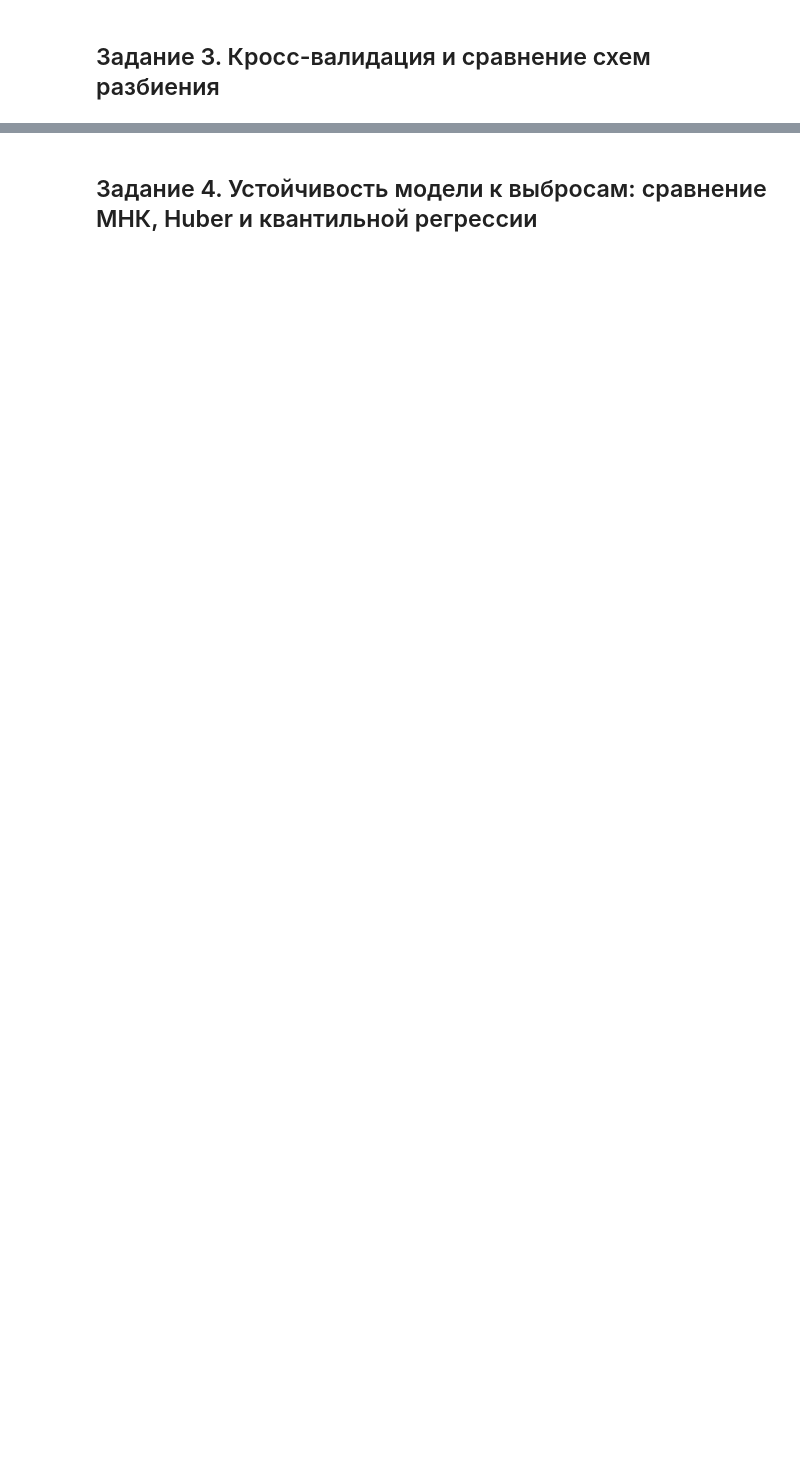
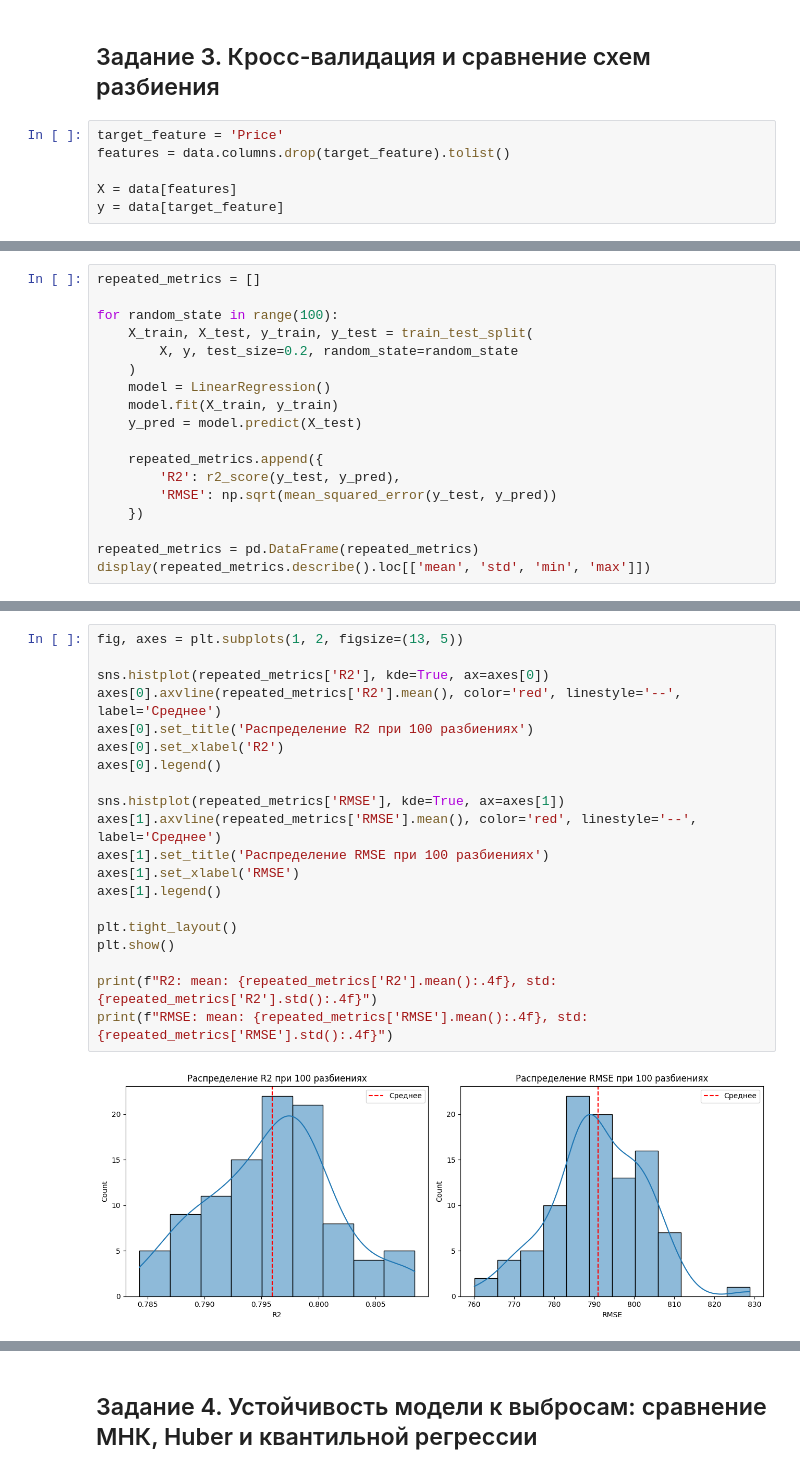
Before and after one commit to Damlrca/ml_master, a Jupyter notebook: lab2_Sadikov_PMvm1_lab2.ipynb, the cells around one changed output, grey strips where cells are left out. Drawn from its saved outputs; the diff is of its cells as text; blank space fills up the shorter version.

```diff
--- a/lab2_Sadikov_PMvm1_lab2.ipynb
+++ b/lab2_Sadikov_PMvm1_lab2.ipynb
@@ -480,2 +438,8 @@ KeyError: 'Type'
 # %% [markdown]
 ## Задание 3. Кросс-валидация и сравнение схем разбиения
+# %%
+target_feature = 'Price'
+features = data.columns.drop(target_feature).tolist()
+
+X = data[features]
+y = data[target_feature]
@@ -481,0 +510,18 @@ KeyError: 'Type'
+# %%
+repeated_metrics = []
+
+for random_state in range(100):
+    X_train, X_test, y_train, y_test = train_test_split(
+        X, y, test_size=0.2, random_state=random_state
+    )
+    model = LinearRegression()
+    model.fit(X_train, y_train)
+    y_pred = model.predict(X_test)
+
+    repeated_metrics.append({
+        'R2': r2_score(y_test, y_pred),
+        'RMSE': np.sqrt(mean_squared_error(y_test, y_pred))
+    })
+
+repeated_metrics = pd.DataFrame(repeated_metrics)
+display(repeated_metrics.describe().loc[['mean', 'std', 'min', 'max']])
@@ -481,0 +534,22 @@ KeyError: 'Type'
+# %%
+fig, axes = plt.subplots(1, 2, figsize=(13, 5))
+
+sns.histplot(repeated_metrics['R2'], kde=True, ax=axes[0])
+axes[0].axvline(repeated_metrics['R2'].mean(), color='red', linestyle='--', label='Среднее')
+axes[0].set_title('Распределение R2 при 100 разбиениях')
+axes[0].set_xlabel('R2')
+axes[0].legend()
+
+sns.histplot(repeated_metrics['RMSE'], kde=True, ax=axes[1])
+axes[1].axvline(repeated_metrics['RMSE'].mean(), color='red', linestyle='--', label='Среднее')
+axes[1].set_title('Распределение RMSE при 100 разбиениях')
+axes[1].set_xlabel('RMSE')
+axes[1].legend()
+
+plt.tight_layout()
+plt.show()
+
+print(f"R2: mean: {repeated_metrics['R2'].mean():.4f}, std: {repeated_metrics['R2'].std():.4f}")
+print(f"RMSE: mean: {repeated_metrics['RMSE'].mean():.4f}, std: {repeated_metrics['RMSE'].std():.4f}")
+# %% [output]
+[figure, added]
```
Also changed, not shown: parts of 46 cells of this notebook.
